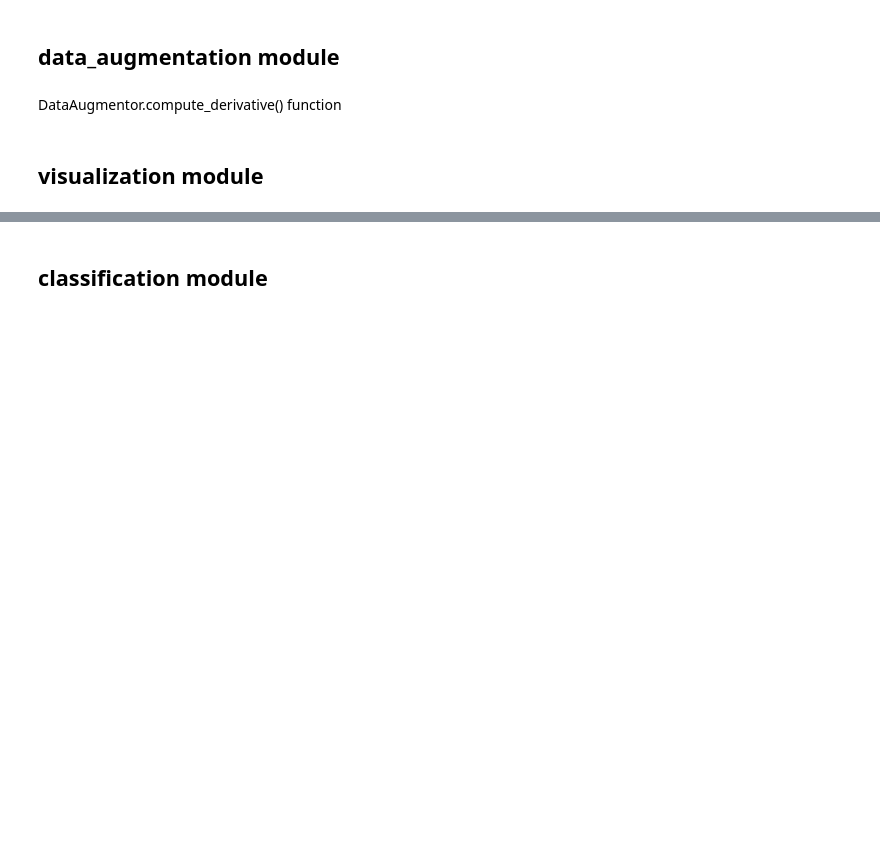
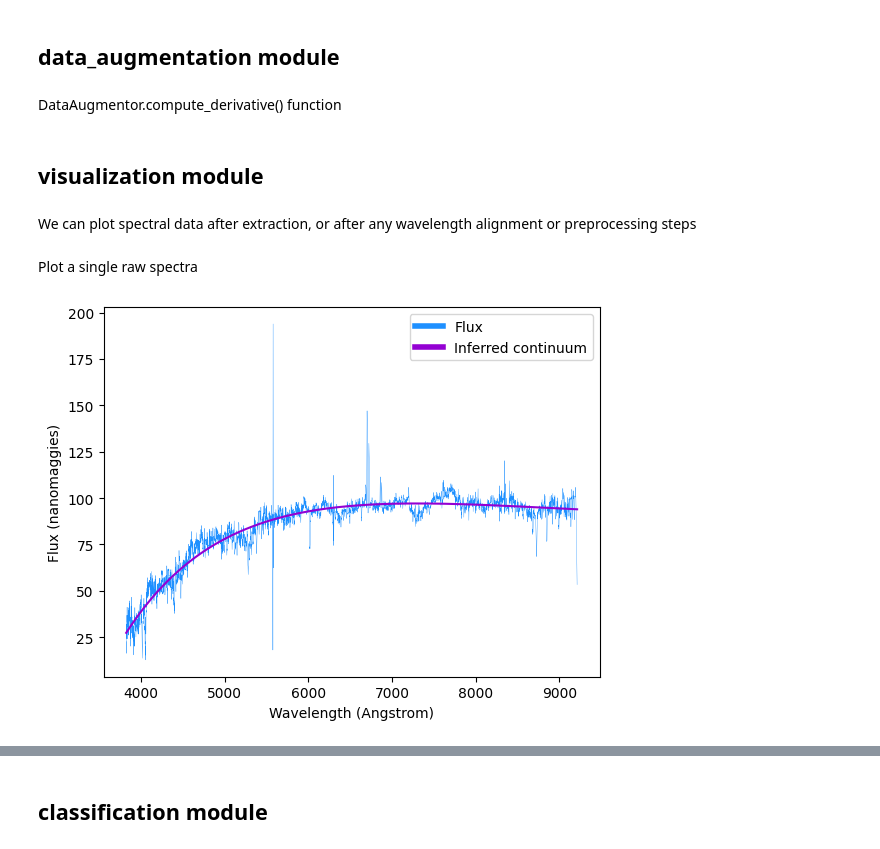
Before and after one commit to glo-umutoni/galaxy-project, a Jupyter notebook: docs/demo.ipynb, the cells around one changed output, grey strips where cells are left out. Saved outputs shown, nothing was run; the diff lists cells and outputs as text; code cells hidden in the pictures; blank space fills up the shorter version.

Commit message:
doc: add visualization to jupyter demo

```diff
--- a/docs/demo.ipynb
+++ b/docs/demo.ipynb
@@ -265,2 +285,19 @@ TODO
 # %% [markdown]
 ## visualization module
+# %% [markdown]
+We can plot spectral data after extraction, or after any wavelength alignment or preprocessing steps
+# %% [markdown]
+Plot a single raw spectra
+# %%
+query="SELECT TOP 10 * FROM SpecObj"
+
+# get spectral data using data_extraction module
+data = Data()
+data.extract_from_query(query)
+df = data.get_spectra_from_data()
+df = pd.DataFrame(df[0][1].data)
+
+# we can plot the raw spectral data
+fig = Visualization.plot(df, y_column="flux")
+# %% [output]
+[figure, added]
```
Also changed, not shown: parts of 20 cells of this notebook.
